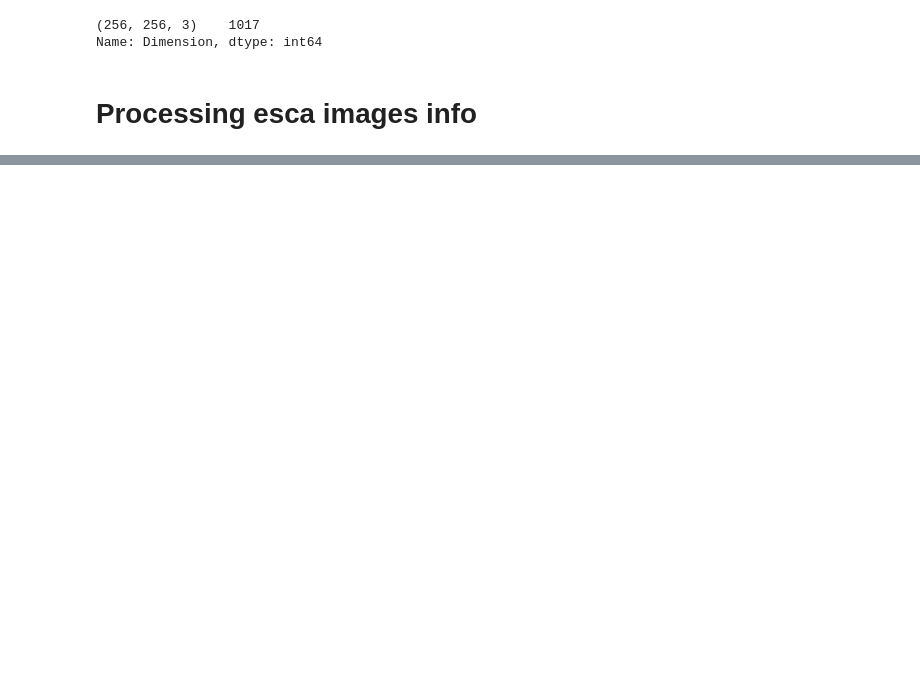
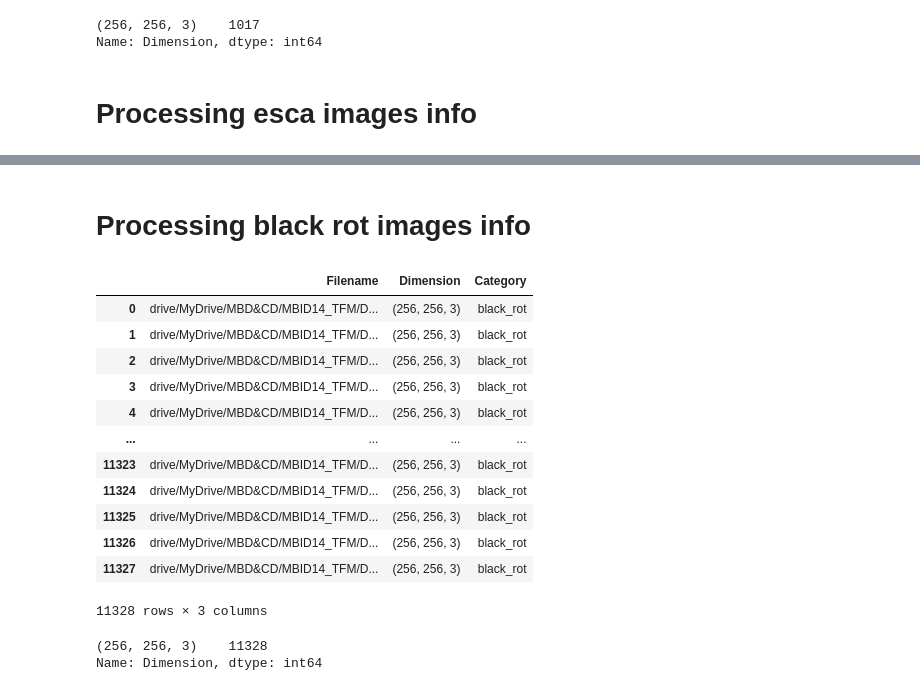
Before and after one commit to jramon-mm/14MBID-TFM, a Jupyter notebook: Crop-Disease-Detection/Crop_disease_detection.ipynb, the cells around one changed output, grey strips where cells are left out. Saved outputs shown, nothing was run; the diff lists cells and outputs as text; code cells hidden in the pictures; blank space fills up the shorter version.

```diff
--- a/Crop-Disease-Detection/Crop_disease_detection.ipynb
+++ b/Crop-Disease-Detection/Crop_disease_detection.ipynb
@@ -39,0 +91,39 @@ Name: Dimension, dtype: int64
+# %% [markdown]
+# Processing black rot images info
+# %%
+# Defining variables
+black_rot_imgs_path = 'drive/MyDrive/MBD&CD/MBID14_TFM/DL/Grape_imgs/black_rot'
+black_rot_imgs_paths = []
+black_rot_category = []
+black_rot_imgs_dimensions = []
+
+# Reading black rot images and saving their information
+for filename in os.listdir(black_rot_imgs_path):
+  black_rot_img_path = os.path.join(black_rot_imgs_path, filename)
+  black_rot_imgs_paths.append(black_rot_img_path)
+  black_rot_category.append('black_rot')
+  black_rot_img = cv2.imread(black_rot_img_path)
+  black_rot_imgs_dimensions.append(black_rot_img.shape)
+
+df_black_rot = pd.DataFrame({'Filename': black_rot_imgs_paths, 'Dimension': black_rot_imgs_dimensions, 'Category': black_rot_category})
+df_black_rot
+# %% [output]
+|  | Filename | Dimension | Category |
+| 0 | drive/MyDrive/MBD&CD/MBID14_TFM/D... | (256, 256, 3) | black_rot |
+| 1 | drive/MyDrive/MBD&CD/MBID14_TFM/D... | (256, 256, 3) | black_rot |
+| 2 | drive/MyDrive/MBD&CD/MBID14_TFM/D... | (256, 256, 3) | black_rot |
+| 3 | drive/MyDrive/MBD&CD/MBID14_TFM/D... | (256, 256, 3) | black_rot |
+| 4 | drive/MyDrive/MBD&CD/MBID14_TFM/D... | (256, 256, 3) | black_rot |
+| ... | ... | ... | ... |
+| 11323 | drive/MyDrive/MBD&CD/MBID14_TFM/D... | (256, 256, 3) | black_rot |
+| 11324 | drive/MyDrive/MBD&CD/MBID14_TFM/D... | (256, 256, 3) | black_rot |
+| 11325 | drive/MyDrive/MBD&CD/MBID14_TFM/D... | (256, 256, 3) | black_rot |
+| 11326 | drive/MyDrive/MBD&CD/MBID14_TFM/D... | (256, 256, 3) | black_rot |
+| 11327 | drive/MyDrive/MBD&CD/MBID14_TFM/D... | (256, 256, 3) | black_rot |
+11328 rows × 3 columns
+# %%
+# Checking black rot images dimensions to see if all of them have the same dimensions
+df_black_rot['Dimension'].value_counts()
+# %% [output]
+(256, 256, 3)    11328
+Name: Dimension, dtype: int64
```
Also changed, not shown: parts of 8 cells of this notebook.
